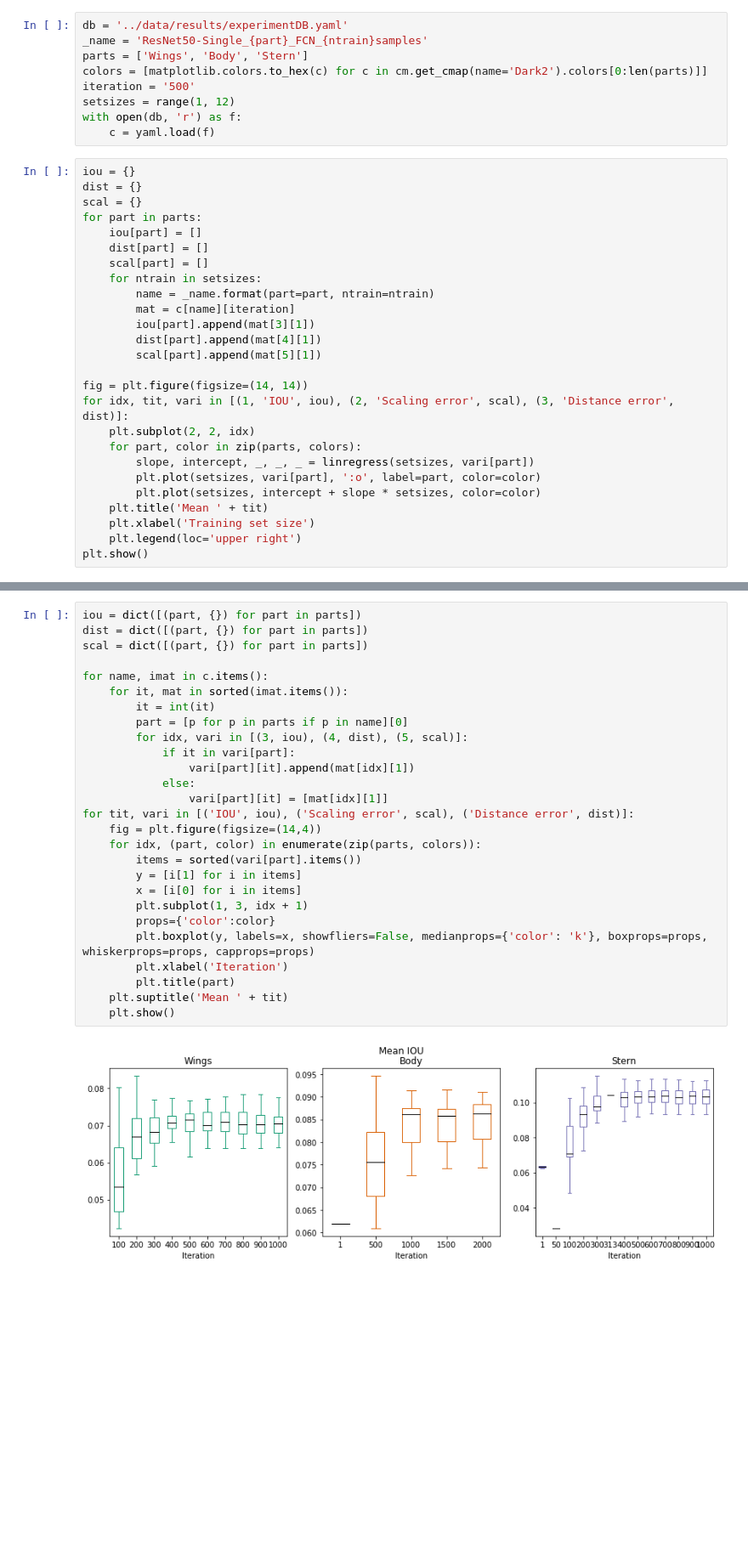
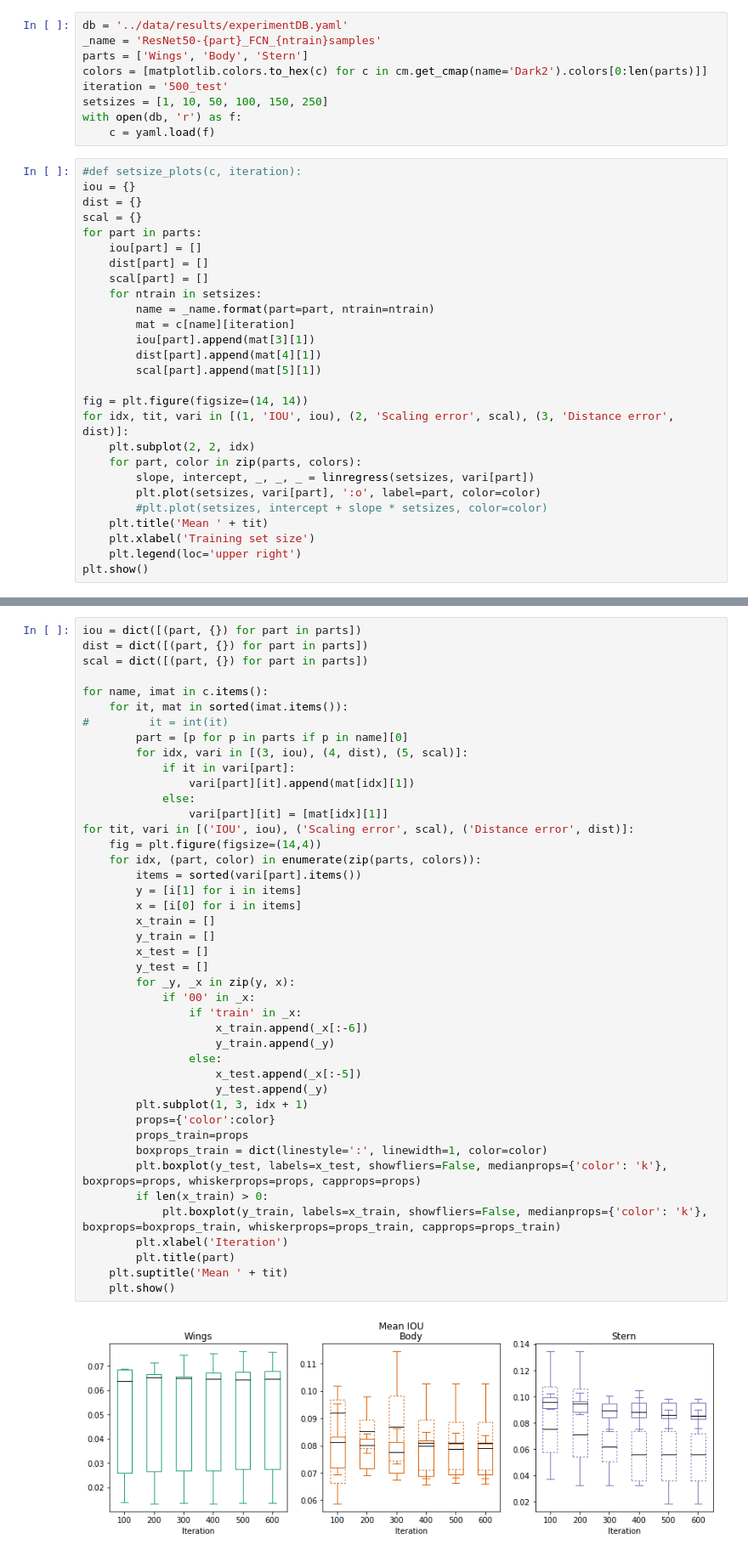
Before and after one commit to morris-frank/bachelor-thesis, a Jupyter notebook: notebooks/Plot the experimentDB.ipynb, the cells around one changed output, grey strips where cells are left out. Shown at 85% size. Drawn from its saved outputs; the diff is of its cells as text; blank space fills up the shorter version.

```diff
--- a/notebooks/Plot the experimentDB.ipynb
+++ b/notebooks/Plot the experimentDB.ipynb
@@ -7,14 +7,15 @@ from scipy.stats import linregress
 import numpy as np
 # %%
 db = '../data/results/experimentDB.yaml'
-_name = 'ResNet50-Single_{part}_FCN_{ntrain}samples'
+_name = 'ResNet50-{part}_FCN_{ntrain}samples'
 parts = ['Wings', 'Body', 'Stern']
 colors = [matplotlib.colors.to_hex(c) for c in cm.get_cmap(name='Dark2').colors[0:len(parts)]]
-iteration = '500'
-setsizes = range(1, 12)
+iteration = '500_test'
+setsizes = [1, 10, 50, 100, 150, 250]
 with open(db, 'r') as f:
     c = yaml.load(f)
 # %%
+#def setsize_plots(c, iteration):
 iou = {}
 dist = {}
 scal = {}
@@ -35,7 +36,7 @@ for idx, tit, vari in [(1, 'IOU', iou), (2, 'Scaling error', scal), (3, 'Distanc
     for part, color in zip(parts, colors):
         slope, intercept, _, _, _ = linregress(setsizes, vari[part])
         plt.plot(setsizes, vari[part], ':o', label=part, color=color)
-        plt.plot(setsizes, intercept + slope * setsizes, color=color)
+        #plt.plot(setsizes, intercept + slope * setsizes, color=color)
     plt.title('Mean ' + tit)
     plt.xlabel('Training set size')
     plt.legend(loc='upper right')
@@ -45,29 +46,45 @@ plt.show()
 # %%
 iou = dict([(part, {}) for part in parts])
 dist = dict([(part, {}) for part in parts])
 scal = dict([(part, {}) for part in parts])
 
 for name, imat in c.items():
     for it, mat in sorted(imat.items()):
-        it = int(it)
+#         it = int(it)
         part = [p for p in parts if p in name][0]
         for idx, vari in [(3, iou), (4, dist), (5, scal)]:
             if it in vari[part]:
                 vari[part][it].append(mat[idx][1])
             else:
                 vari[part][it] = [mat[idx][1]]
 for tit, vari in [('IOU', iou), ('Scaling error', scal), ('Distance error', dist)]:
     fig = plt.figure(figsize=(14,4))
     for idx, (part, color) in enumerate(zip(parts, colors)):
         items = sorted(vari[part].items())
         y = [i[1] for i in items]
         x = [i[0] for i in items]
+        x_train = []
+        y_train = []
+        x_test = []
+        y_test = []
+        for _y, _x in zip(y, x):
+            if '00' in _x:
+                if 'train' in _x:
+                    x_train.append(_x[:-6])
+                    y_train.append(_y)
+                else:
+                    x_test.append(_x[:-5])
+                    y_test.append(_y)
         plt.subplot(1, 3, idx + 1)
         props={'color':color}
-        plt.boxplot(y, labels=x, showfliers=False, medianprops={'color': 'k'}, boxprops=props, whiskerprops=props, capprops=props)
+        props_train=props
+        boxprops_train = dict(linestyle=':', linewidth=1, color=color)
+        plt.boxplot(y_test, labels=x_test, showfliers=False, medianprops={'color': 'k'}, boxprops=props, whiskerprops=props, capprops=props)
+        if len(x_train) > 0:
+            plt.boxplot(y_train, labels=x_train, showfliers=False, medianprops={'color': 'k'}, boxprops=boxprops_train, whiskerprops=props_train, capprops=props_train)
         plt.xlabel('Iteration')
         plt.title(part)
     plt.suptitle('Mean ' + tit)
     plt.show()
 # %% [output]
-[figure, old version]
+[figure, new version]
```
Also changed, not shown: parts of 3 cells of this notebook.
